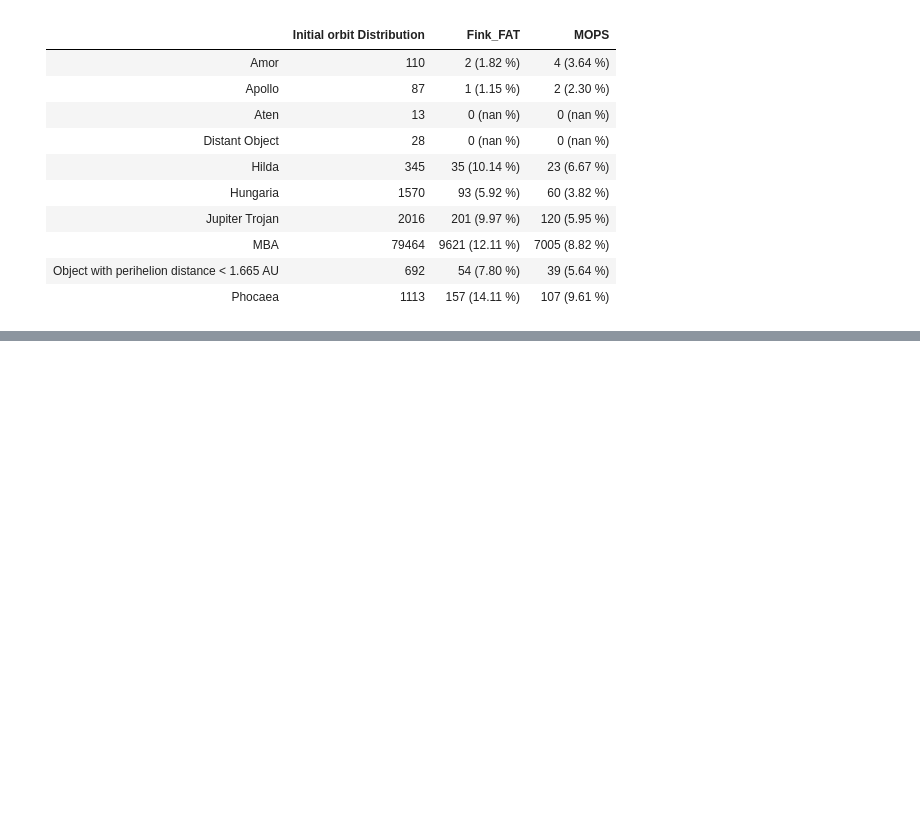
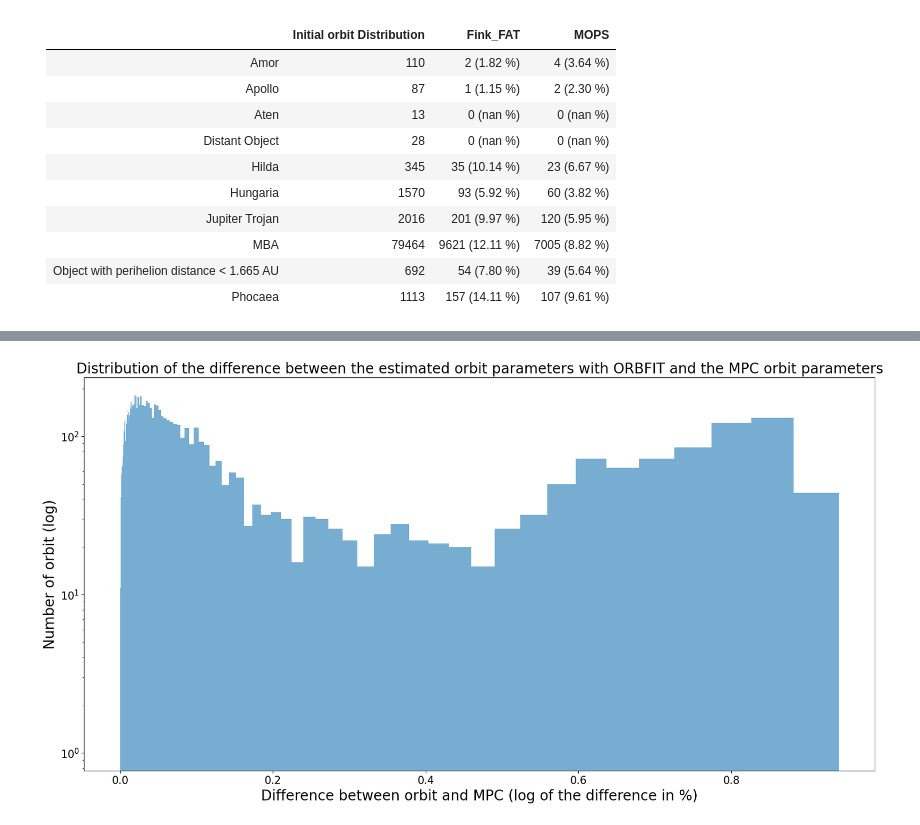
Before and after one commit to FusRoman/fink-fat, a Jupyter notebook: notebook/results_analysis/confirmed_fink_fat.ipynb, the cells around one changed output, grey strips where cells are left out. Saved outputs shown, nothing was run; the diff lists cells and outputs as text; code cells hidden in the pictures; blank space fills up the shorter version.

```diff
--- a/notebook/results_analysis/confirmed_fink_fat.ipynb
+++ b/notebook/results_analysis/confirmed_fink_fat.ipynb
@@ -136,0 +158,4 @@ display(Markdown(u.display_mpc_reconstruction(reconstructed_mpc, reconstructed_m
+# %%
+u.plot_orbfit_diff_hist(diff_data, "di")
+# %% [output]
+[figure, added]
```
Also changed, not shown: parts of 11 cells of this notebook, 28 other files.
